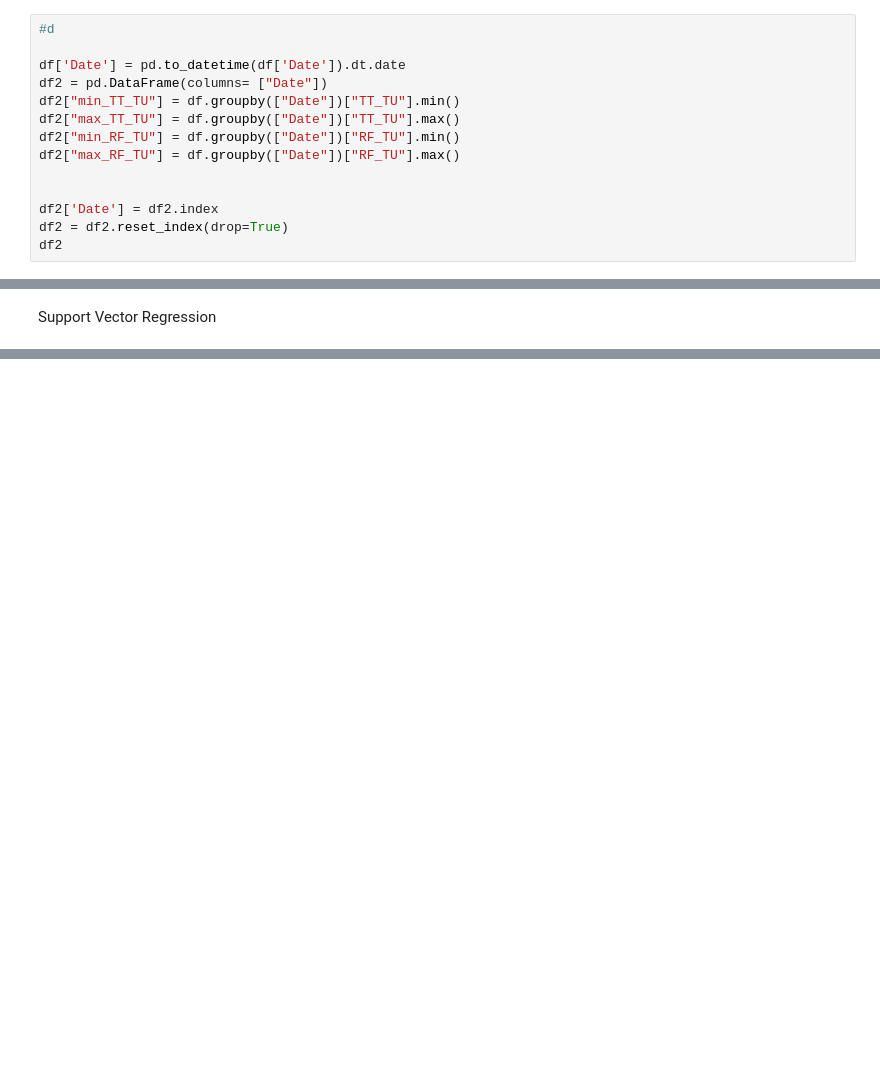
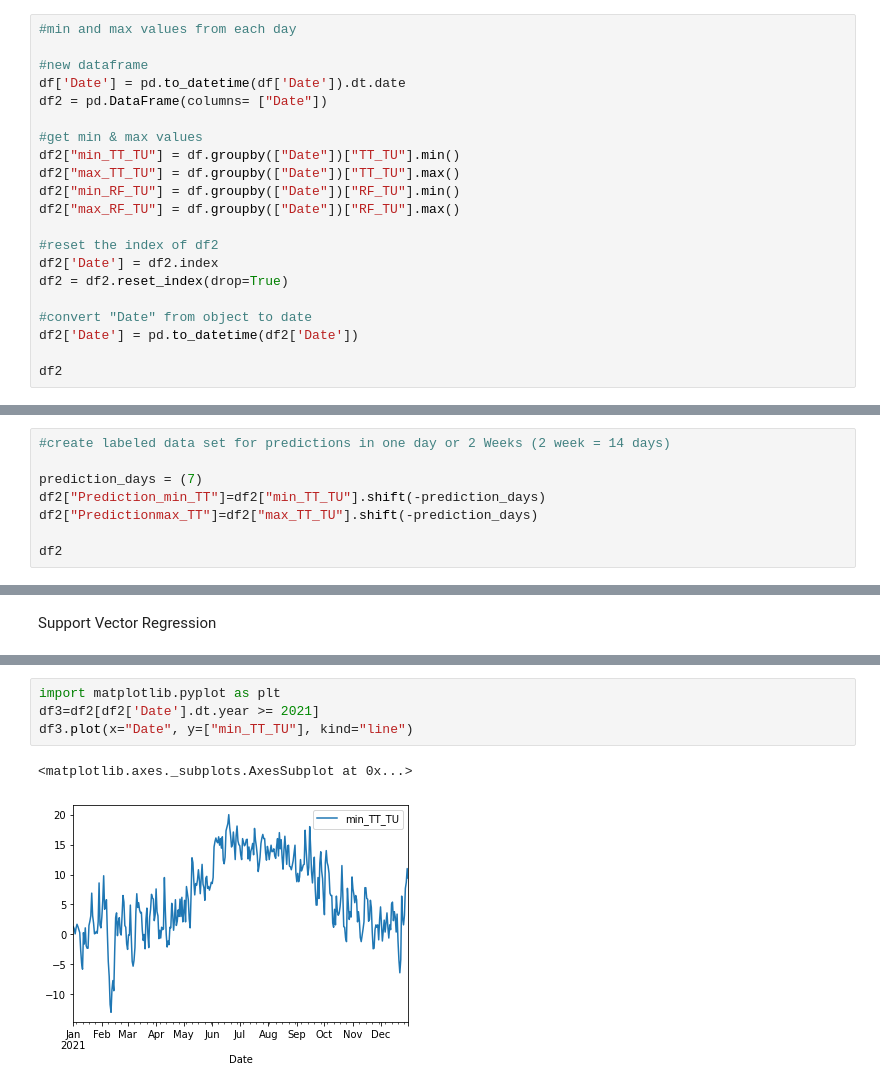
Before and after one commit to sxmxvz/DataExploration_NoData_Wettervorhersage, a Jupyter notebook: main copy.ipynb, the cells around one changed output, grey strips where cells are left out. Cells and saved outputs as stored; diff of their text form; blank space fills up the shorter version.

```diff
--- a/main copy.ipynb
+++ b/main copy.ipynb
@@ -112,18 +112,25 @@ TT_TU    0
 RF_TU    0
 dtype: int64
 # %%
-#d
+#min and max values from each day
 
+#new dataframe
 df['Date'] = pd.to_datetime(df['Date']).dt.date
 df2 = pd.DataFrame(columns= ["Date"])
+
+#get min & max values
 df2["min_TT_TU"] = df.groupby(["Date"])["TT_TU"].min()
 df2["max_TT_TU"] = df.groupby(["Date"])["TT_TU"].max()
 df2["min_RF_TU"] = df.groupby(["Date"])["RF_TU"].min()
 df2["max_RF_TU"] = df.groupby(["Date"])["RF_TU"].max()
 
-
+#reset the index of df2
 df2['Date'] = df2.index
 df2 = df2.reset_index(drop=True)
+
+#convert "Date" from object to date
+df2['Date'] = pd.to_datetime(df2['Date'])
+
 df2
 # %% [output]
 |  | Date | min_TT_TU | max_TT_TU | min_RF_TU | max_RF_TU |
@@ -151,0 +151,8 @@ df
+# %%
+#create labeled data set for predictions in one day or 2 Weeks (2 week = 14 days)
+
+prediction_days = (7)
+df2["Prediction_min_TT"]=df2["min_TT_TU"].shift(-prediction_days)
+df2["Predictionmax_TT"]=df2["max_TT_TU"].shift(-prediction_days)
+
+df2
@@ -171,0 +229,7 @@ Support Vector Regression
+# %%
+import matplotlib.pyplot as plt
+df3=df2[df2['Date'].dt.year >= 2021]
+df3.plot(x="Date", y=["min_TT_TU"], kind="line")
+# %% [output]
+<matplotlib.axes._subplots.AxesSubplot at 0x...>
+[figure, added]
```
Also changed, not shown: parts of 8 cells of this notebook, 2 other files.
